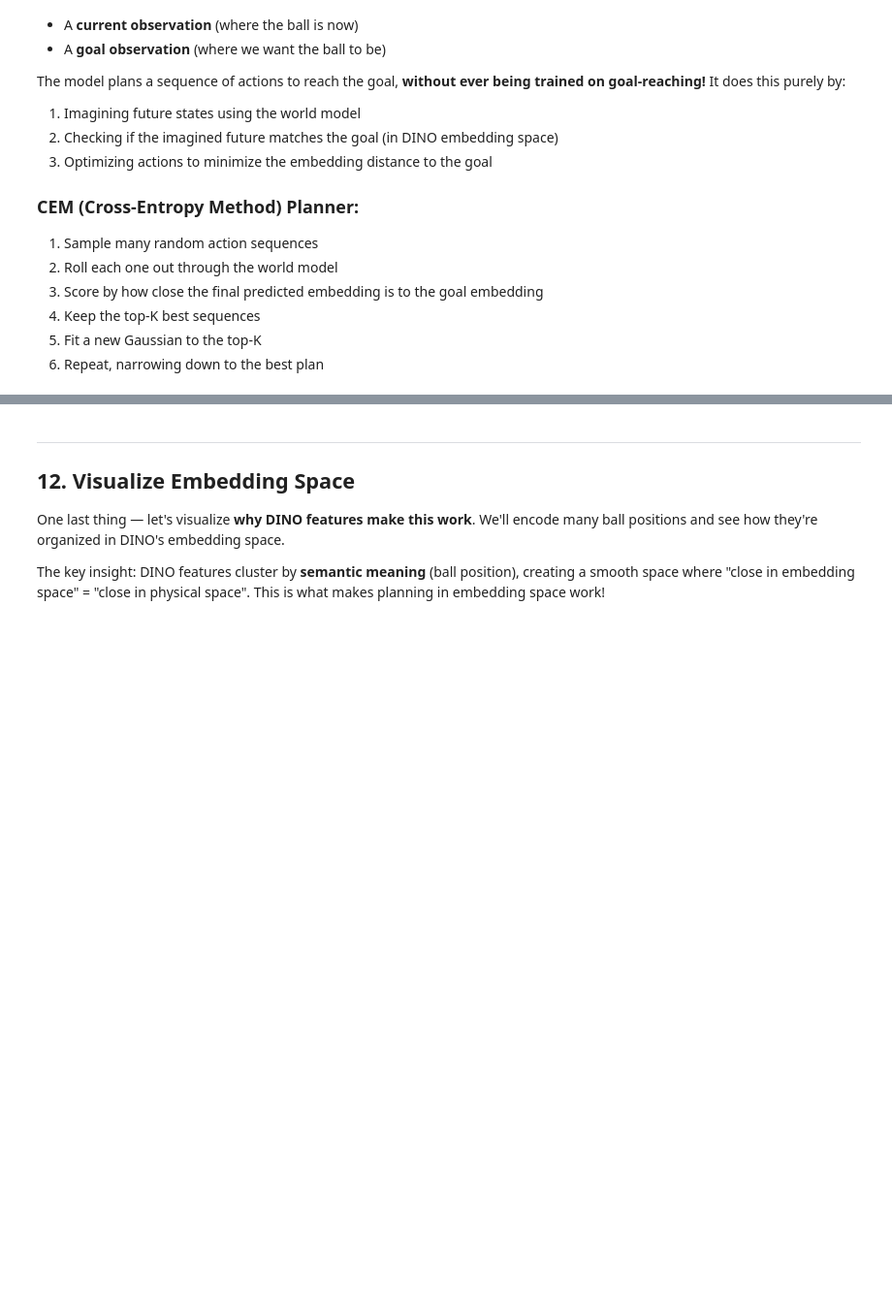
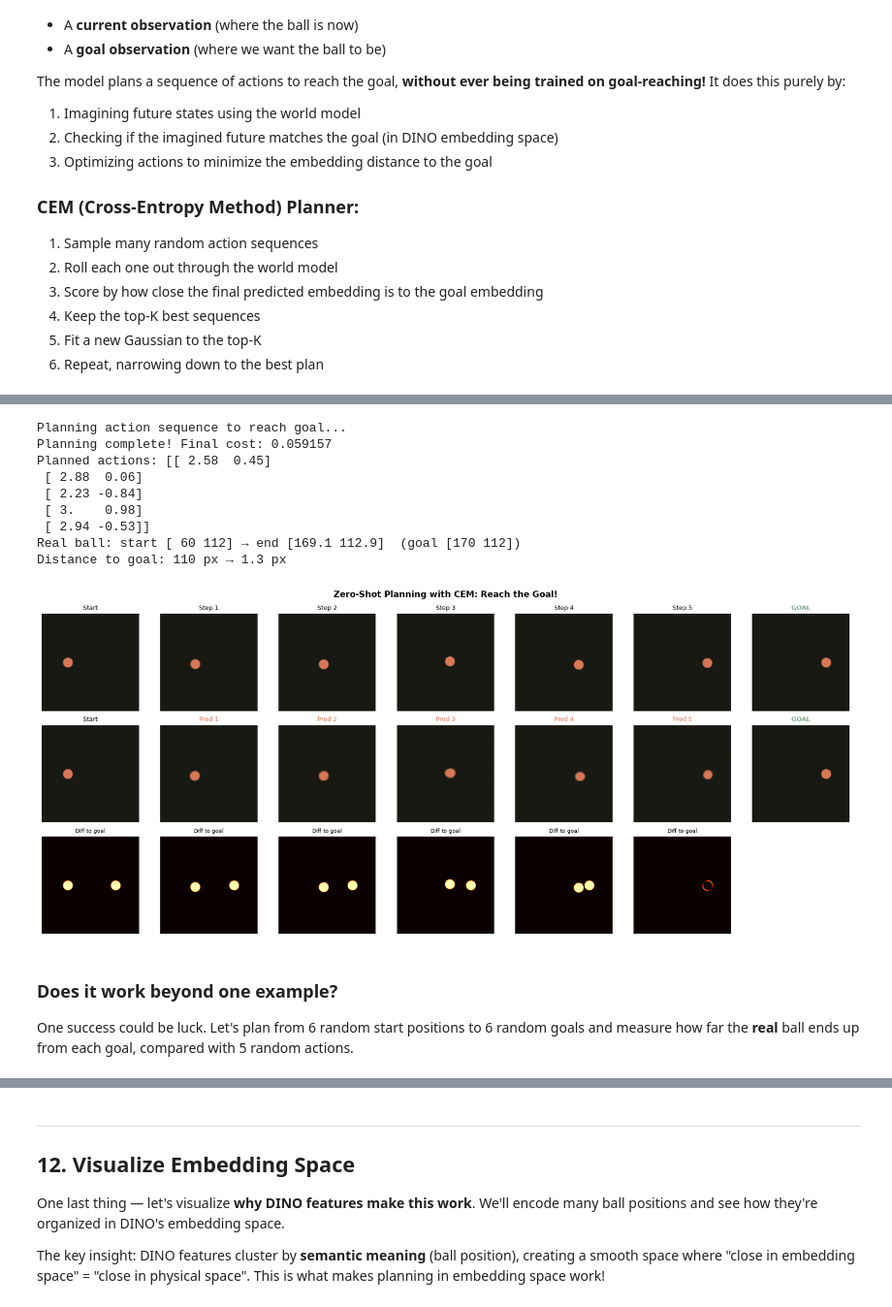
Before and after one commit to RajatDandekar/build-a-world-model-from-scratch, a Jupyter notebook: lecture-10-dino-wm/DINO_World_Model_From_Scratch.ipynb, the cells around one changed output, grey strips where cells are left out. Shown at 97% size. Saved outputs shown, nothing was run; the diff lists cells and outputs as text; code cells hidden in the pictures; blank space fills up the shorter version.

```diff
--- a/lecture-10-dino-wm/DINO_World_Model_From_Scratch.ipynb
+++ b/lecture-10-dino-wm/DINO_World_Model_From_Scratch.ipynb
@@ -773,13 +816,19 @@ class DinoWorldModel(nn.Module):
         z_history = torch.cat(all_z[:self.num_hist], dim=1)  # (B, num_hist*264, 384)
 
         # Step 3: Predict next visual embeddings
-        z_pred = self.predictor(z_history)  # (B, 256, 384)
+        z_pred, z_extra = self.predictor(z_history, return_extra=True)  # (B, 256, 384), (B, 8, 384)
+        p_pred = z_extra[:, -self.prop_tokens:]  # predicted proprio tokens for the next step
 
         # Step 4: Target = DINO encoding of actual next frame
         z_target = all_z_visual[self.num_hist]  # (B, 256, 384)
 
         # Step 5: Embedding prediction loss (the main dynamics loss)
         z_loss = F.mse_loss(z_pred, z_target.detach())
+
+        # Step 5b: Proprio prediction loss — where will the robot be next?
+        # (Needed for planning: imagined steps have no real proprio reading.)
+        p_target = self.proprio_encoder(proprios[:, self.num_hist])
+        prop_loss = F.mse_loss(p_pred, p_target.detach())
 
         # Step 6: Decode predicted embeddings to image
         img_pred, vq_loss_pred = self.decoder(z_pred)
@@ -796,6 +845,7 @@ class DinoWorldModel(nn.Module):
         # Total loss
         total_loss = (
             z_loss                # Embedding prediction (dynamics)
+            + prop_loss           # Proprio prediction
             + recon_loss          # Image reconstruction from predictions
             + 0.25 * vq_loss_pred # VQ-VAE loss on predictions
             + recon_loss_gt       # Image reconstruction from GT embeddings
@@ -805,6 +855,7 @@ class DinoWorldModel(nn.Module):
         return {
             'total_loss': total_loss,
             'z_loss': z_loss.item(),
+            'prop_loss': prop_loss.item(),
             'recon_loss': recon_loss.item(),
             'recon_loss_gt': recon_loss_gt.item(),
             'vq_loss': (vq_loss_pred + vq_loss_gt).item(),
@@ -1379,10 +1467,17 @@ for a in planned_actions:
     obs = env.step(a.numpy())
     execution_frames.append(obs['visual'])
 
+goal_pos = np.array([170, 112])
+print(f"Real ball: start {np.array([60, 112])} → end {env.pos.round(1)}  (goal {goal_pos})")
+print(f"Distance to goal: {np.linalg.norm([60, 112] - goal_pos):.0f} px → {np.linalg.norm(env.pos - goal_pos):.1f} px")
+
 # Also predict what the world model *thinks* will happen
+# (same convention as the planner: the first action rides on the current frame)
+plan_init_act = init_act.clone()
+plan_init_act[:, -1] = planned_actions[0]
 pred_frames = autoregressive_rollout(
-    model, init_vis, init_act, init_prop,
-    planned_actions.unsqueeze(0), n_steps=5
+    model, init_vis, plan_init_act, init_prop,
+    planned_actions[1:].unsqueeze(0), n_steps=5
 )
 
 # Visualize: start → planned trajectory → goal
@@ -1399,30 +1494,45 @@ axes[0, -1].imshow(goal_obs['visual'])
 axes[0, -1].set_title('GOAL', fontsize=9, color='#7DA488', fontweight='bold')
 axes[0, -1].axis('off')
 
 # Row 1: World model predictions
 axes[1, 0].imshow(start_obs['visual'])
 axes[1, 0].set_title('Start', fontsize=9)
 axes[1, 0].axis('off')
 for t, frame in enumerate(pred_frames):
     axes[1, t+1].imshow(frame.permute(1, 2, 0).numpy().clip(0, 1))
     axes[1, t+1].set_title(f'Pred {t+1}', fontsize=9, color='#D97757')
     axes[1, t+1].axis('off')
 axes[1, -1].imshow(goal_obs['visual'])
 axes[1, -1].set_title('GOAL', fontsize=9, color='#7DA488', fontweight='bold')
 axes[1, -1].axis('off')
 
 # Row 2: Difference visualization
 for t in range(n_cols):
     if t < len(execution_frames):
         diff = np.abs(execution_frames[t] - goal_obs['visual']).mean(axis=2)
         axes[2, t].imshow(diff, cmap='hot', vmin=0, vmax=0.5)
         axes[2, t].set_title(f'Diff to goal', fontsize=8)
     axes[2, t].axis('off')
 
 axes[0, 0].set_ylabel('Actual\nExecution', fontsize=10)
 axes[1, 0].set_ylabel('World Model\nPrediction', fontsize=10)
 axes[2, 0].set_ylabel('Distance\nto Goal', fontsize=10)
 
 fig.suptitle('Zero-Shot Planning with CEM: Reach the Goal!', fontsize=13, fontweight='bold')
 plt.tight_layout()
 plt.show()
+# %% [output]
+Planning action sequence to reach goal...
+Planning complete! Final cost: 0.059157
+Planned actions: [[ 2.58  0.45]
+ [ 2.88  0.06]
+ [ 2.23 -0.84]
+ [ 3.    0.98]
+ [ 2.94 -0.53]]
+Real ball: start [ 60 112] → end [169.1 112.9]  (goal [170 112])
+Distance to goal: 110 px → 1.3 px
+[figure, added]
+# %% [markdown]
+### Does it work beyond one example?
+
+One success could be luck. Let's plan from 6 random start positions to 6 random goals and measure how far the **real** ball ends up from each goal, compared with 5 random actions.
```
Also changed, not shown: parts of 20 cells of this notebook, 2 other files.
